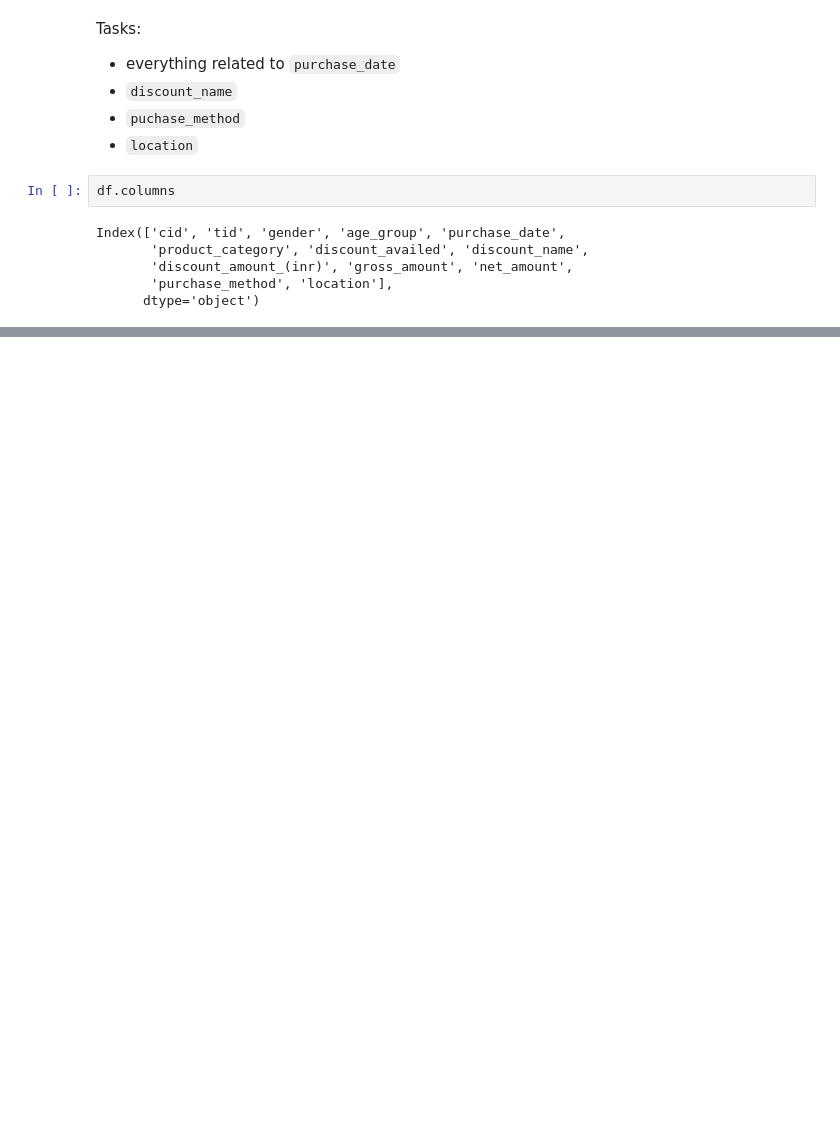
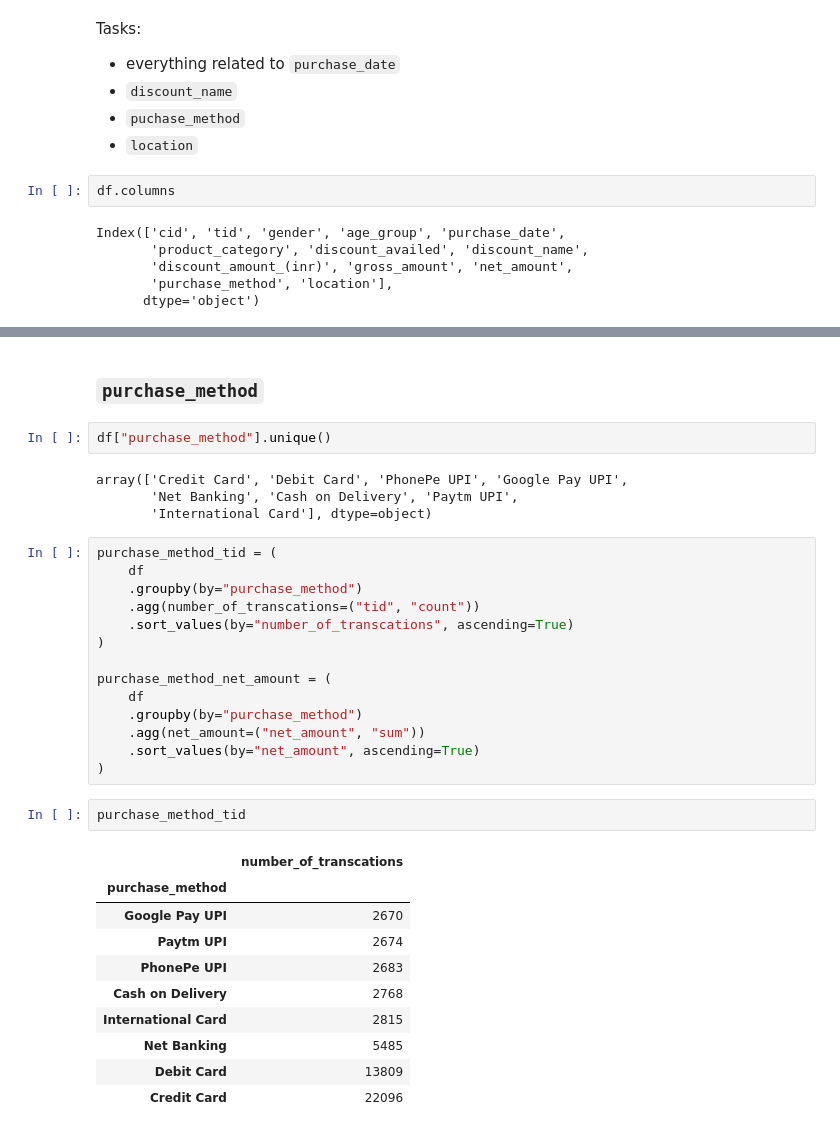
Before and after one commit to smartestnerdfromtown/Data-Analytics-Projects, a Jupyter notebook: Ecommerce Dataset for Data Analysis/ecommerce_analysis.ipynb, the cells around one changed output, grey strips where cells are left out. Cells and saved outputs as stored; diff of their text form; blank space fills up the shorter version.

```diff
--- a/Ecommerce Dataset for Data Analysis/ecommerce_analysis.ipynb
+++ b/Ecommerce Dataset for Data Analysis/ecommerce_analysis.ipynb
@@ -206,0 +435,35 @@ Index(['cid', 'tid', 'gender', 'age_group', 'purchase_date',
+# %% [markdown]
+### `purchase_method`
+# %%
+df["purchase_method"].unique()
+# %% [output]
+array(['Credit Card', 'Debit Card', 'PhonePe UPI', 'Google Pay UPI',
+       'Net Banking', 'Cash on Delivery', 'Paytm UPI',
+       'International Card'], dtype=object)
+# %%
+purchase_method_tid = (
+    df
+    .groupby(by="purchase_method")
+    .agg(number_of_transcations=("tid", "count"))
+    .sort_values(by="number_of_transcations", ascending=True)
+)
+
+purchase_method_net_amount = (
+    df
+    .groupby(by="purchase_method")
+    .agg(net_amount=("net_amount", "sum"))
+    .sort_values(by="net_amount", ascending=True)
+)
+# %%
+purchase_method_tid
+# %% [output]
+|  | number_of_transcations |
+| purchase_method |  |
+| Google Pay UPI | 2670 |
+| Paytm UPI | 2674 |
+| PhonePe UPI | 2683 |
+| Cash on Delivery | 2768 |
+| International Card | 2815 |
+| Net Banking | 5485 |
+| Debit Card | 13809 |
+| Credit Card | 22096 |
```
Also changed, not shown: parts of 30 cells of this notebook.
